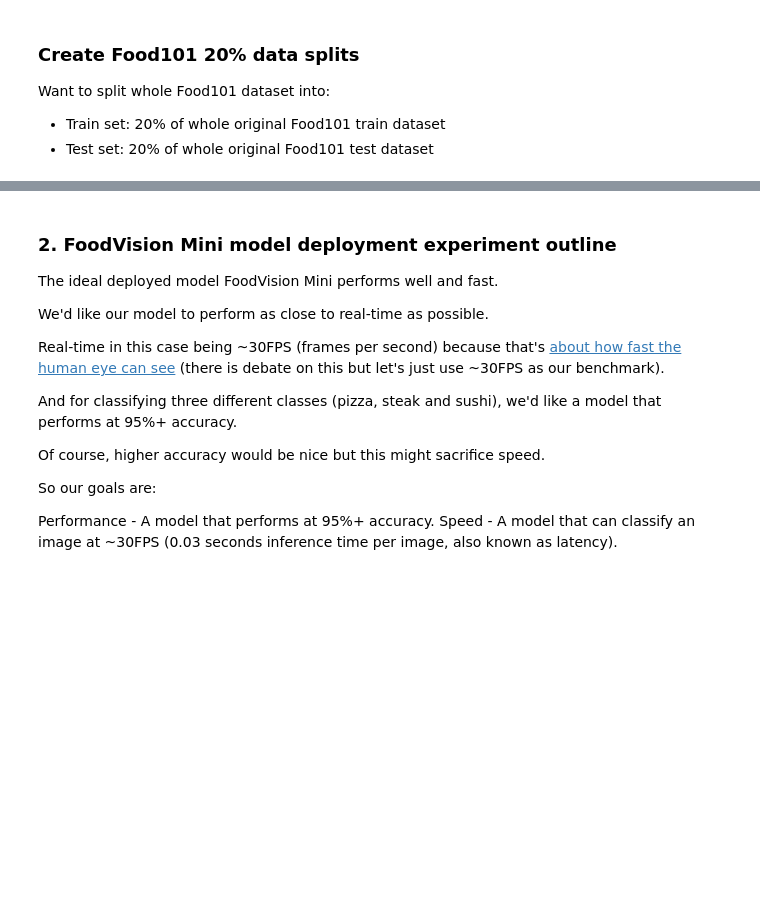
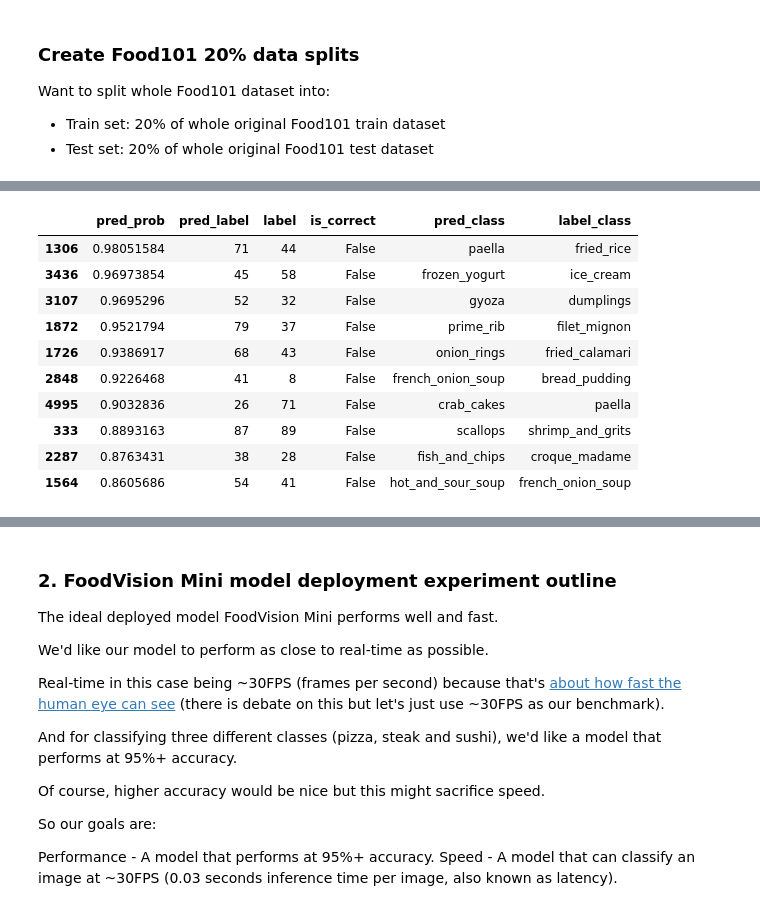
Before and after one commit to Anudeep28/Pytorch_Models, a Jupyter notebook: Pytorch_model_deployment_exercise.ipynb, the cells around one changed output, grey strips where cells are left out. Drawn from its saved outputs; the diff is of its cells as text; code cells hidden in the pictures; blank space fills up the shorter version.

```diff
--- a/Pytorch_model_deployment_exercise.ipynb
+++ b/Pytorch_model_deployment_exercise.ipynb
@@ -560,7 +560,7 @@ train_data = datasets.Food101(root=data_dir, # path to download data to
 # Get testing data (~250 images x 101 food classes)
 test_data = datasets.Food101(root=data_dir,
                              split="test",
-                             transform=food101_train_transforms, # perform normal EffNetB2 transforms on test data
+                             transform=vit_transforms, # perform normal vit transforms on test data
                              download=True)
 # %%
 # Get Food101 class names
@@ -642,0 +629,18 @@ Estimated Total Size (MB): 334.19
+# %%
+# Turn Dataset into Dataloaders
+import os
+from torch.utils.data import DataLoader
+BATCH_SIZE = 32
+NUM_WORKERS = 1 if os.cpu_count() <= 4 else 4
+
+train_dataloader_food101 = DataLoader(dataset=train_data_food101_20_percent,
+                                      batch_size=BATCH_SIZE,
+                                      shuffle=True,
+                                      num_workers=NUM_WORKERS)
+
+test_dataloader_food101 = DataLoader(dataset=test_data_food101_20_percent,
+                                     batch_size=BATCH_SIZE,
+                                     shuffle=False,
+                                     num_workers=NUM_WORKERS)
+
+len(train_dataloader_food101), len(test_dataloader_food101)
@@ -642,0 +732,12 @@ Estimated Total Size (MB): 334.19
+# %%
+import pandas as pd
+# Create DataFrame with various columns
+pred_df_20_percent = pd.DataFrame(vit_food101_pred_list)
+
+# Create a column for if the prediction is correct
+pred_df_20_percent["is_correct"] = pred_df_20_percent["pred_label"] == pred_df_20_percent["label"]
+
+# Create class name columns (e.g. pred_label=72 -> pred_class="pancakes")
+pred_df_20_percent["pred_class"] = pred_df_20_percent["pred_label"].apply(lambda x: food101_class_names[x])
+pred_df_20_percent["label_class"] = pred_df_20_percent["label"].apply(lambda x: food101_class_names[x])
+pred_df_20_percent.head()
@@ -642,0 +751,15 @@ Estimated Total Size (MB): 334.19
+# %%
+# Get top 10 samples that are "most wrong", e.g. highest pred_prob but wrong prediction - why??
+pred_df_20_percent[pred_df_20_percent["is_correct"] == False].sort_values("pred_prob", ascending=False)[:10]
+# %% [output]
+|  | pred_prob | pred_label | label | is_correct | pred_class | label_class |
+| 1306 | 0.98051584 | 71 | 44 | False | paella | fried_rice |
+| 3436 | 0.96973854 | 45 | 58 | False | frozen_yogurt | ice_cream |
+| 3107 | 0.9695296 | 52 | 32 | False | gyoza | dumplings |
+| 1872 | 0.9521794 | 79 | 37 | False | prime_rib | filet_mignon |
+| 1726 | 0.9386917 | 68 | 43 | False | onion_rings | fried_calamari |
+| 2848 | 0.9226468 | 41 | 8 | False | french_onion_soup | bread_pudding |
+| 4995 | 0.9032836 | 26 | 71 | False | crab_cakes | paella |
+| 333 | 0.8893163 | 87 | 89 | False | scallops | shrimp_and_grits |
+| 2287 | 0.8763431 | 38 | 28 | False | fish_and_chips | croque_madame |
+| 1564 | 0.8605686 | 54 | 41 | False | hot_and_sour_soup | french_onion_soup |
```
Also changed, not shown: parts of 28 cells of this notebook.
